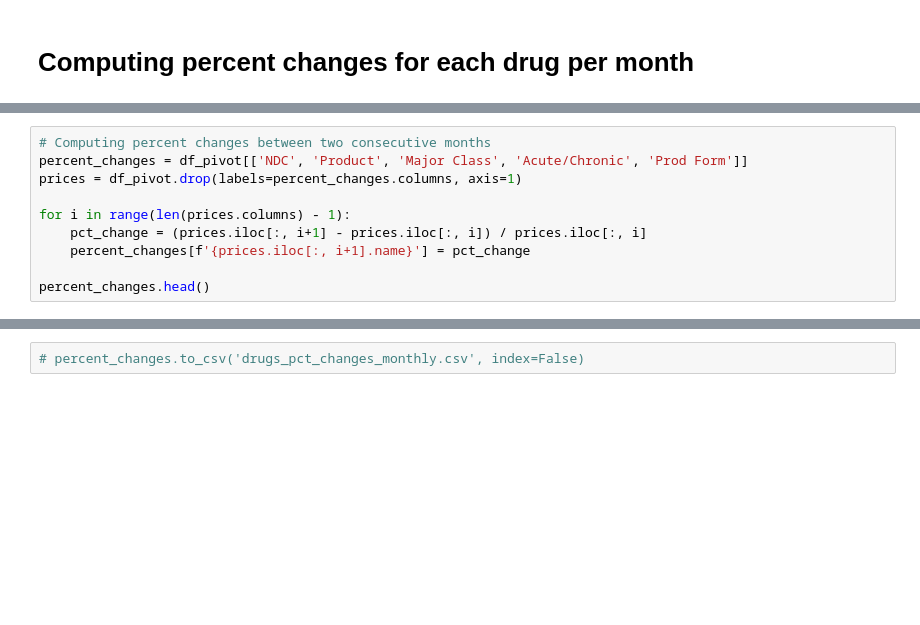
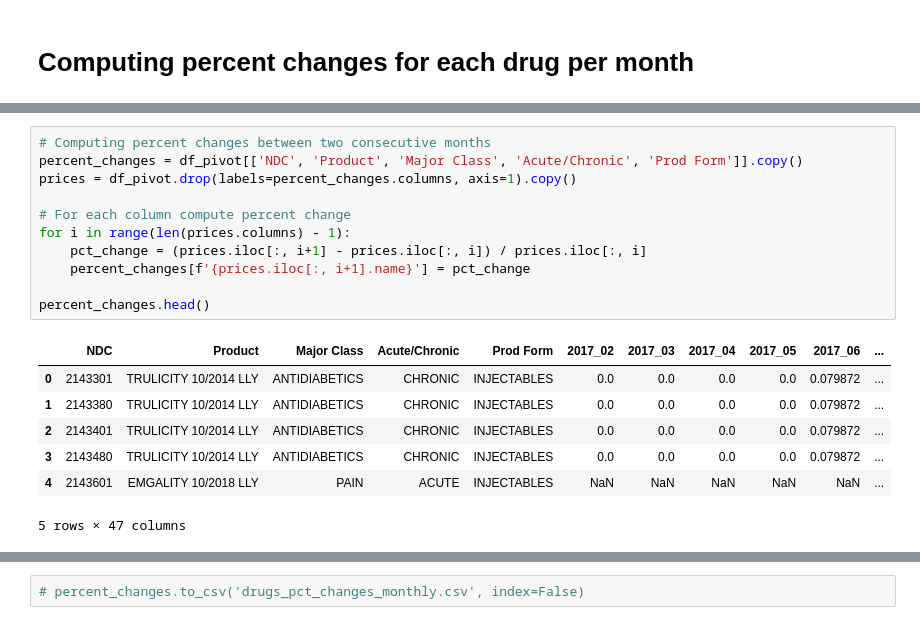
Before and after one commit to pauldoan/CBS_Nephron, a Jupyter notebook: Research/Price_changes.ipynb, the cells around one changed output, grey strips where cells are left out. Drawn from its saved outputs; the diff is of its cells as text; blank space fills up the shorter version.

```diff
--- a/Research/Price_changes.ipynb
+++ b/Research/Price_changes.ipynb
@@ -67,10 +83,19 @@ df_pivot.head()
 # %%
 # Computing percent changes between two consecutive months
-percent_changes = df_pivot[['NDC', 'Product', 'Major Class', 'Acute/Chronic', 'Prod Form']]
-prices = df_pivot.drop(labels=percent_changes.columns, axis=1)
+percent_changes = df_pivot[['NDC', 'Product', 'Major Class', 'Acute/Chronic', 'Prod Form']].copy()
+prices = df_pivot.drop(labels=percent_changes.columns, axis=1).copy()
 
+# For each column compute percent change
 for i in range(len(prices.columns) - 1):
     pct_change = (prices.iloc[:, i+1] - prices.iloc[:, i]) / prices.iloc[:, i]
     percent_changes[f'{prices.iloc[:, i+1].name}'] = pct_change
 
 percent_changes.head()
+# %% [output]
+|  | NDC | Product | Major Class | Acute/Chronic | Prod Form | 2017_02 | 2017_03 | 2017_04 | 2017_05 | 2017_06 | ... |
+| 0 | 2143301 | TRULICITY 10/2014 LLY | ANTIDIABETICS | CHRONIC | INJECTABLES | 0.0 | 0.0 | 0.0 | 0.0 | 0.079872 | ... |
+| 1 | 2143380 | TRULICITY 10/2014 LLY | ANTIDIABETICS | CHRONIC | INJECTABLES | 0.0 | 0.0 | 0.0 | 0.0 | 0.079872 | ... |
+| 2 | 2143401 | TRULICITY 10/2014 LLY | ANTIDIABETICS | CHRONIC | INJECTABLES | 0.0 | 0.0 | 0.0 | 0.0 | 0.079872 | ... |
+| 3 | 2143480 | TRULICITY 10/2014 LLY | ANTIDIABETICS | CHRONIC | INJECTABLES | 0.0 | 0.0 | 0.0 | 0.0 | 0.079872 | ... |
+| 4 | 2143601 | EMGALITY 10/2018 LLY | PAIN | ACUTE | INJECTABLES | NaN | NaN | NaN | NaN | NaN | ... |
+5 rows × 47 columns
```
Also changed, not shown: parts of 14 cells of this notebook, 2 other files.
